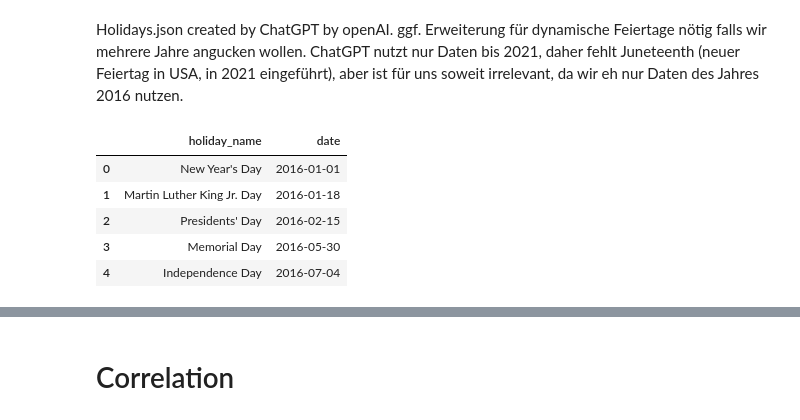
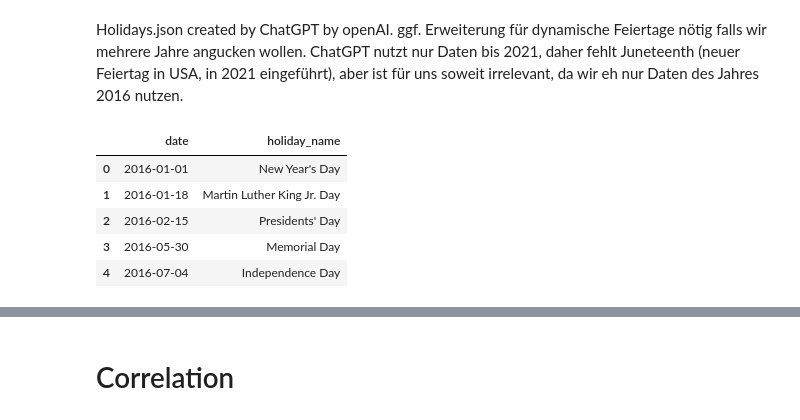
Before and after one commit to Jerematix/dataflow, a Jupyter notebook: notebooks/predictive_analytics/FTest.ipynb, the cells around one changed output, grey strips where cells are left out. Drawn from its saved outputs; the diff is of its cells as text; code cells hidden in the pictures.

```diff
--- a/notebooks/predictive_analytics/FTest.ipynb
+++ b/notebooks/predictive_analytics/FTest.ipynb
@@ -146,22 +219,22 @@ holidays_file = open("../../data/holidays.json")
 holidays_json = json.loads(holidays_file.read())
 # %%
 # Convert the dates to datetime objects
-holidays = {k: pd.to_datetime(v) for k, v in holidays.items()}
+# holidays = {k: pd.to_datetime(v) for k, v in holidays.items()}
 
 # Create a dataframe from the dictionary
-holidays_df = pd.DataFrame.from_dict(holidays, orient='index', columns=['date']).reset_index()
-holidays_df = holidays_df.rename(columns={'index': 'holiday_name'})
-
-
+holidays_df = pd.DataFrame.from_dict(holidays_json, orient='index', columns=['date']).reset_index()
+holidays_df = holidays_df.rename(columns={'date': 'holiday_name'})
+holidays_df = holidays_df.rename(columns={'index': 'date'})
+holidays_df['date'] = pd.to_datetime(holidays_df['date'])
 
 holidays_df.head()
 # %% [output]
-|  | holiday_name | date |
-| 0 | New Year's Day | 2016-01-01 |
-| 1 | Martin Luther King Jr. Day | 2016-01-18 |
-| 2 | Presidents' Day | 2016-02-15 |
-| 3 | Memorial Day | 2016-05-30 |
-| 4 | Independence Day | 2016-07-04 |
+|  | date | holiday_name |
+| 0 | 2016-01-01 | New Year's Day |
+| 1 | 2016-01-18 | Martin Luther King Jr. Day |
+| 2 | 2016-02-15 | Presidents' Day |
+| 3 | 2016-05-30 | Memorial Day |
+| 4 | 2016-07-04 | Independence Day |
 # %%
 # df_bike_trips_hourly = df_bike_trips_hourly.merge(holidays_df, on='date', how='left')
 df_bike_trips_hourly = df_bike_trips_hourly.reset_index().merge(holidays_df, on='date', how='left').set_index('index')
```
Also changed, not shown: parts of 10 cells of this notebook, 2 other files.
